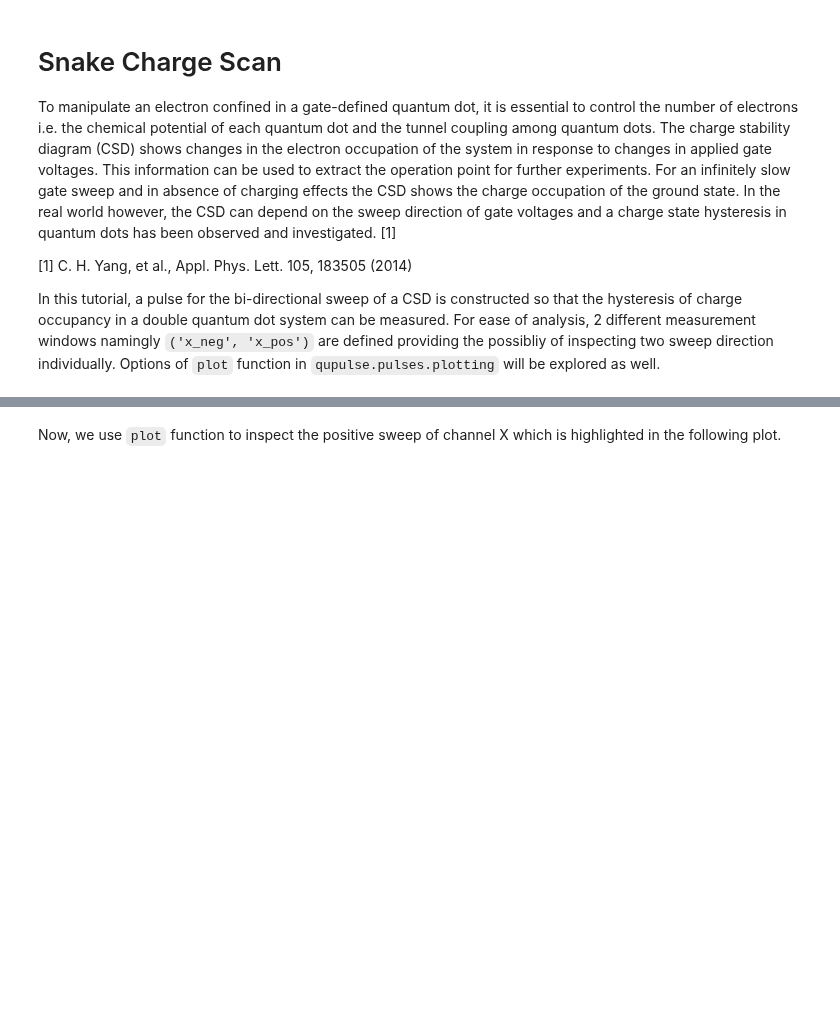
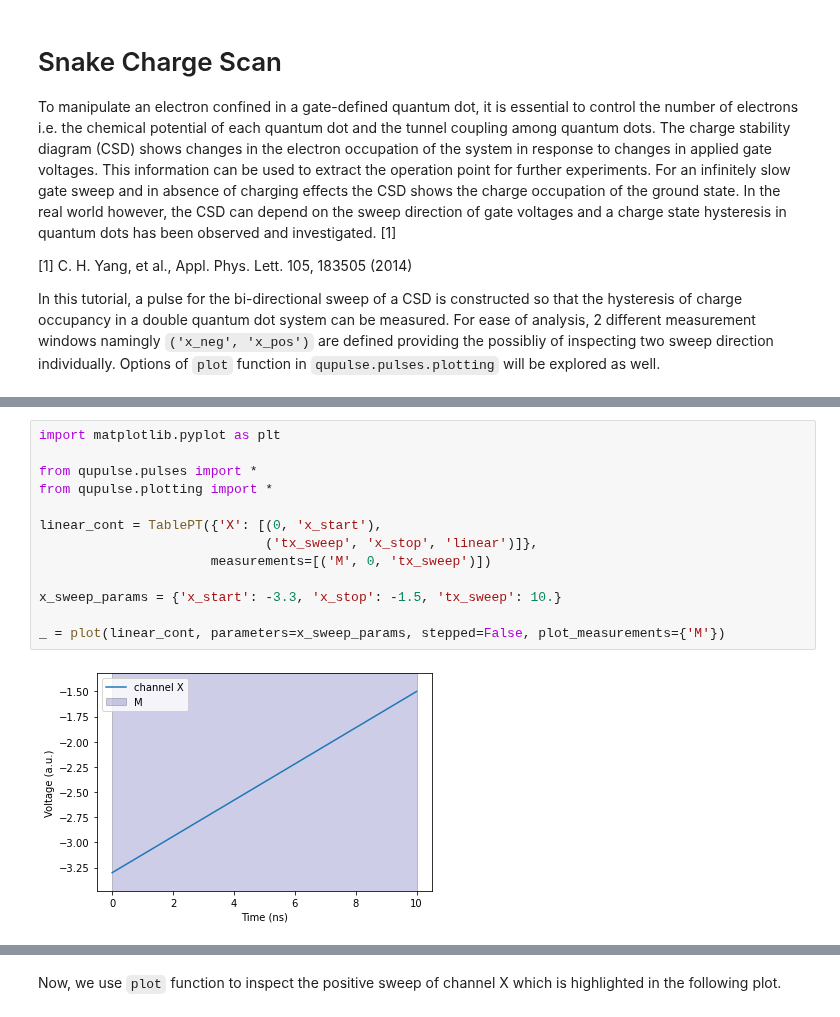
Before and after one commit to qutech/qupulse, a Jupyter notebook: doc/source/examples/03SnakeChargeScan.ipynb, the cells around one changed output, grey strips where cells are left out. Drawn from its saved outputs; the diff is of its cells as text; blank space fills up the shorter version.

```diff
--- a/doc/source/examples/03SnakeChargeScan.ipynb
+++ b/doc/source/examples/03SnakeChargeScan.ipynb
@@ -57,0 +23,15 @@ Let's generate a pulse for a bi-directional charge scan with voltage resolution
+# %%
+import matplotlib.pyplot as plt
+
+from qupulse.pulses import *
+from qupulse.plotting import *
+
+linear_cont = TablePT({'X': [(0, 'x_start'),
+                             ('tx_sweep', 'x_stop', 'linear')]},
+                      measurements=[('M', 0, 'tx_sweep')])
+
+x_sweep_params = {'x_start': -3.3, 'x_stop': -1.5, 'tx_sweep': 10.}
+
+_ = plot(linear_cont, parameters=x_sweep_params, stepped=False, plot_measurements={'M'})
+# %% [output]
+[figure, added]
```
Also changed, not shown: parts of 37 cells of this notebook.
